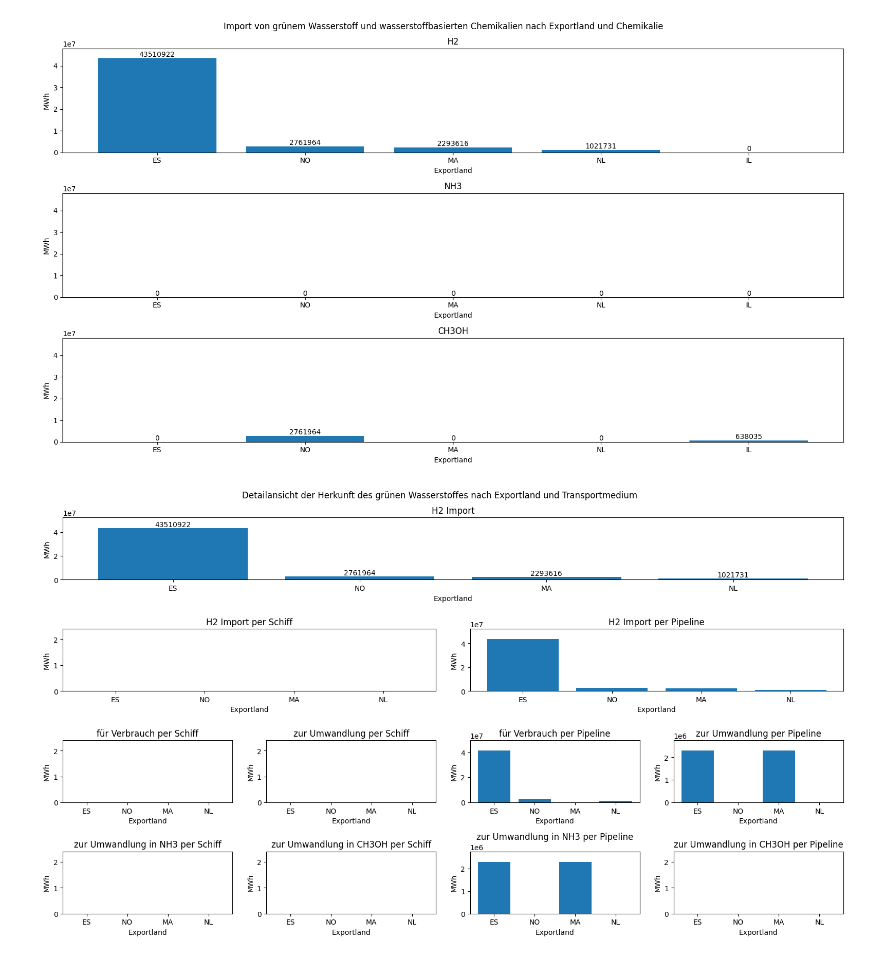
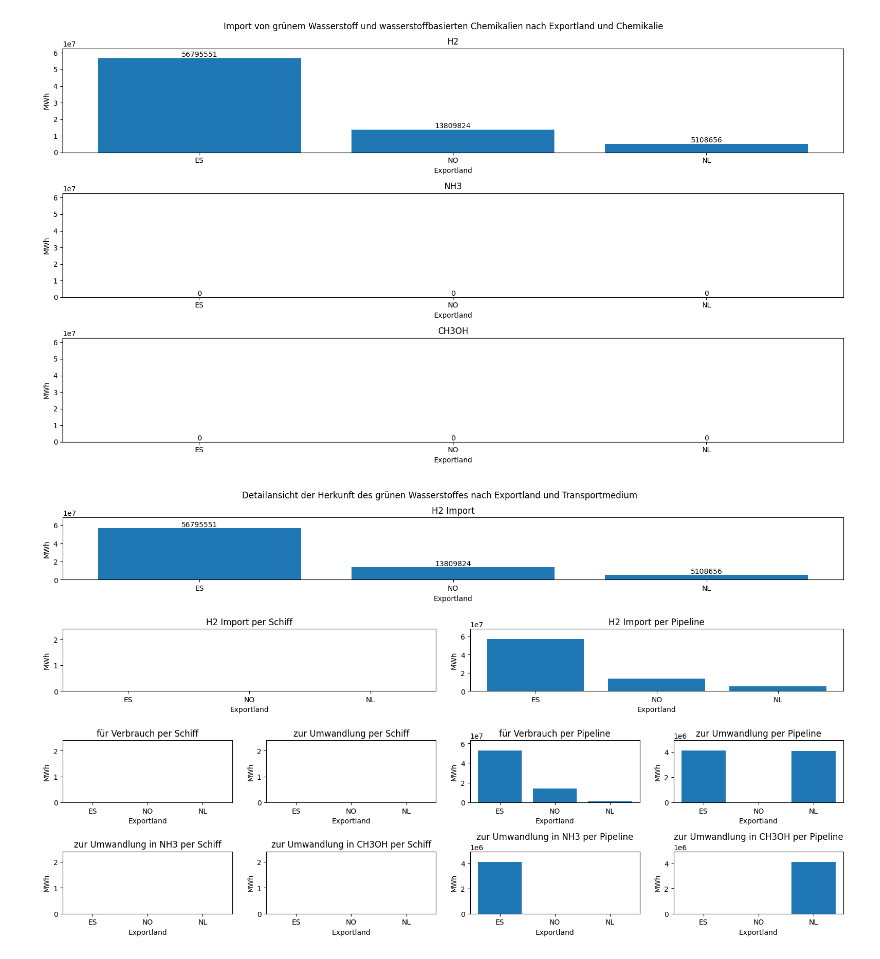
Before and after one commit to FaKurz/hydro_opt, a Jupyter notebook: demonstration.ipynb, the cells around one changed output. Cells and saved outputs as stored; diff of their text form; code cells hidden in the pictures.

```diff
--- a/demonstration.ipynb
+++ b/demonstration.ipynb
@@ -43,3 +77,3 @@ t1.visualize(what="hydrogen_conversion", vis_style="bar")
 # %%
-t2 = hydro_opt(use_transport_limits=True, de_co2_price=2222)
+base_case_import_limit = hydro_opt(use_import_limits=True)
 # %%
@@ -51,8 +90,8 @@ t2.visualize()
 # %%
-t2.visualize(what = "commodities", vis_style = "bar")
+base_case_import_limit.visualize(what = "commodities", vis_style = "bar")
 # %% [output]
-[figure, old version]
+[figure, new version]
 # %%
-t2.visualize(what="hydrogen_conversion", vis_style="bar")
+base_case_import_limit.visualize(what="hydrogen_conversion", vis_style="bar")
 # %% [output]
-[figure, old version]
+[figure, new version]
```
Also changed, not shown: parts of 14 cells of this notebook, 19 other files.
